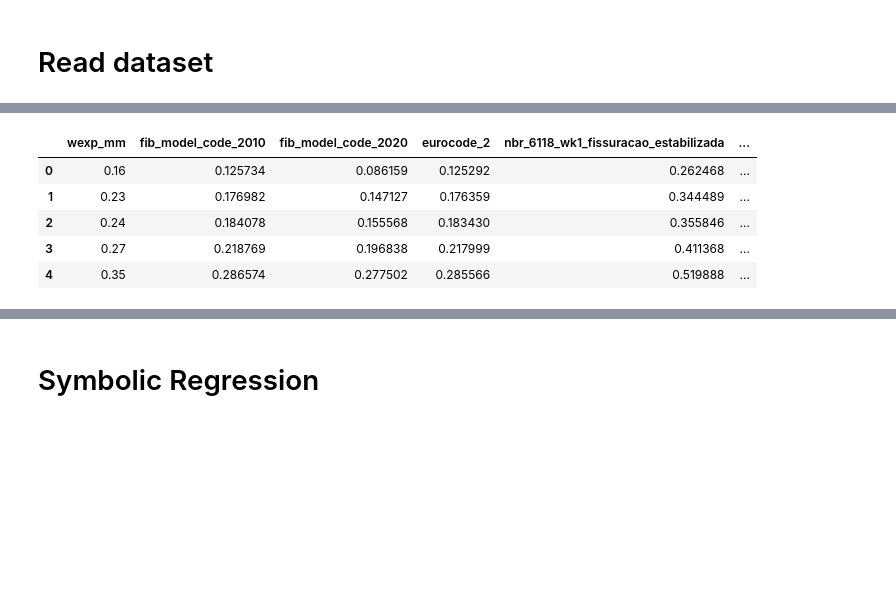
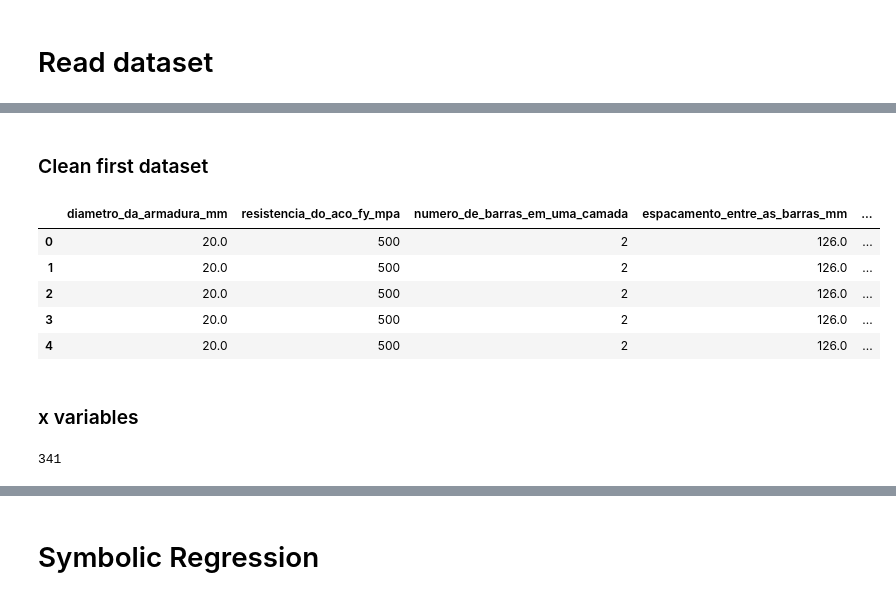
Before and after one commit to wmpjrufg/crack_prediction_symbolic_regression, a Jupyter notebook: train_ml_models_data_rv1.ipynb, the cells around one changed output, grey strips where cells are left out. Saved outputs shown, nothing was run; the diff lists cells and outputs as text; code cells hidden in the pictures; blank space fills up the shorter version.

```diff
--- a/train_ml_models.ipynb
+++ b/train_ml_models_data_rv1.ipynb
@@ -2,6 +2,7 @@
 # Libraries
 # %%
 import pandas as pd
+pd.set_option('display.max_columns', None)
 import re
 import unicodedata
 import numpy as np
@@ -10,3 +11,5 @@ from sklearn.preprocessing import StandardScaler
 from sklearn.metrics import mean_squared_error, r2_score
 from pysr import PySRRegressor
 import matplotlib.pyplot as plt
+import joblib
+import json
@@ -15,8 +16,9 @@ Detected IPython. Loading juliacall extension. See https://juliapy.github.io/Pyt
 # %% [markdown]
 # Read dataset
 # %%
-df1 = pd.read_excel('data_models_rv1.xlsx', sheet_name='Dataset_1')
-df2 = pd.read_excel('data_models_rv1.xlsx', sheet_name='Modelos')
+df_x = pd.read_excel('data_models_rv1.xlsx', sheet_name='Dataset_1')
+df_models = pd.read_excel('data_models_rv0.xlsx', sheet_name='models')
+df_y = pd.read_excel('data_models_rv1.xlsx', sheet_name='Modelos')
 def clean_column_name(name):
     name = unicodedata.normalize('NFKD', str(name)).encode('ASCII', 'ignore').decode('ASCII')
     name = name.lower()
@@ -25,6 +27,6 @@ def clean_column_name(name):
     name = re.sub(r'__+', '_', name)
     name = name.strip('_')
     return name
-df1.columns = [clean_column_name(col) for col in df1.columns]
-df2.columns = [clean_column_name(col) for col in df2.columns]
-df1.head()
+df_x.columns = [clean_column_name(col) for col in df_x.columns]
+df_models.columns = [clean_column_name(col) for col in df_models.columns]
+df_y.columns = [clean_column_name(col) for col in df_y.columns]
@@ -38,9 +33,19 @@ df1.head()
+# %% [markdown]
+### Clean first dataset
+# %%
+df_x.drop(['autor', 'output_w_exp_mm'], inplace=True, axis=1)
+df_x.head()
+# %% [output]
+|  | diametro_da_armadura_mm | resistencia_do_aco_fy_mpa | numero_de_barras_em_uma_camada | espacamento_entre_as_barras_mm | ... |
+| 0 | 20.0 | 500 | 2 | 126.0 | ... |
+| 1 | 20.0 | 500 | 2 | 126.0 | ... |
+| 2 | 20.0 | 500 | 2 | 126.0 | ... |
+| 3 | 20.0 | 500 | 2 | 126.0 | ... |
+| 4 | 20.0 | 500 | 2 | 126.0 | ... |
+# %% [markdown]
+### x variables
 # %%
-df2.head()
+x = pd.concat([df_x, df_models], axis=1)
+x = x.head(341)
 # %% [output]
-|  | wexp_mm | fib_model_code_2010 | fib_model_code_2020 | eurocode_2 | nbr_6118_wk1_fissuracao_estabilizada | ... |
-| 0 | 0.16 | 0.125734 | 0.086159 | 0.125292 | 0.262468 | ... |
-| 1 | 0.23 | 0.176982 | 0.147127 | 0.176359 | 0.344489 | ... |
-| 2 | 0.24 | 0.184078 | 0.155568 | 0.183430 | 0.355846 | ... |
-| 3 | 0.27 | 0.218769 | 0.196838 | 0.217999 | 0.411368 | ... |
-| 4 | 0.35 | 0.286574 | 0.277502 | 0.285566 | 0.519888 | ... |
+341
```
Also changed, not shown: parts of 11 cells of this notebook, 2 other files.
